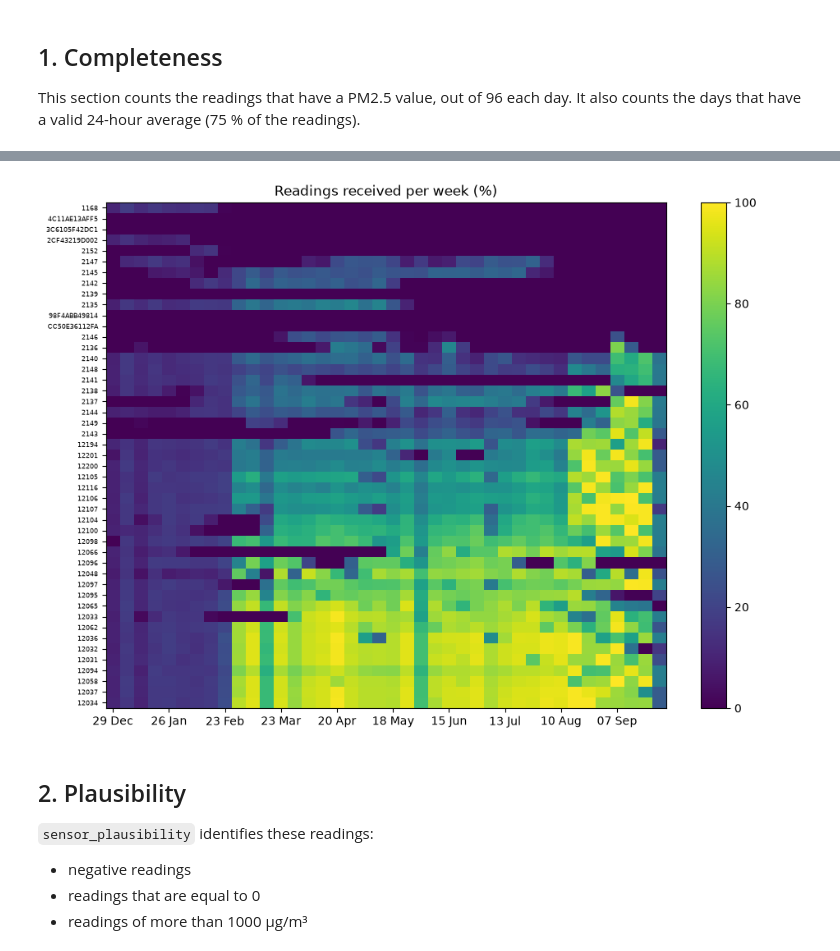
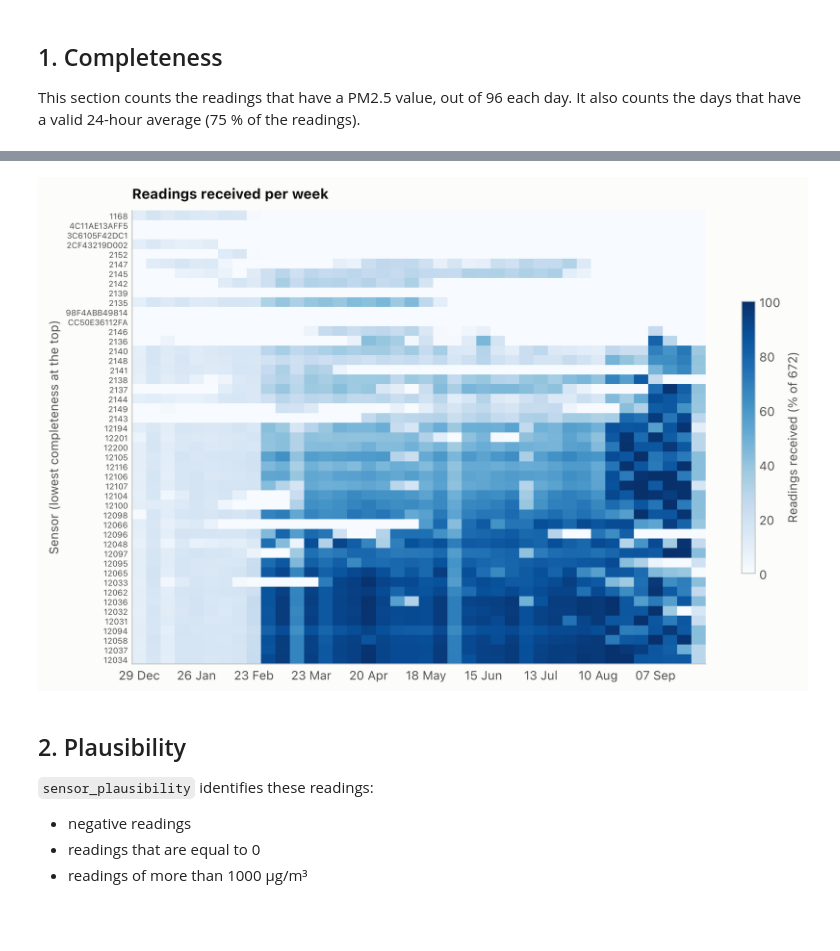
Before and after one commit to saketlab/vayuayan, a Jupyter notebook: python/docs/notebooks/06_oaq_sensor_quality.ipynb, the cells around one changed output, grey strips where cells are left out. Saved outputs shown, nothing was run; the diff lists cells and outputs as text; code cells hidden in the pictures; blank space fills up the shorter version.

```diff
--- a/python/docs/notebooks/06_oaq_sensor_quality.ipynb
+++ b/python/docs/notebooks/06_oaq_sensor_quality.ipynb
@@ -23,13 +23,17 @@ from vayuayan import (
     collocated_precision,
     oaq_nearest_cpcb,
     peer_ratio,
+    plot_sensor_vs_reference,
     ratio_by_humidity,
     readings_mean,
     sensor_accuracy,
     sensor_completeness,
     sensor_plausibility,
+    set_theme,
 )
+from vayuayan.plot_theme import AXIS, PALETTE
 
+set_theme()
 pd.set_option("display.width", 160)
 oaq = OAQClient()
 cpcb = CPCBHistorical()
@@ -94,26 +98,30 @@ Sensors with a valid 24-hour average on at least 75 % of the days: 0 of 47
 # %%
 weekly = readings.dropna(subset=["pm25"]).assign(
     week=lambda d: d.timestamp.dt.to_period("W").dt.start_time
 )
 grid = weekly.pivot_table(
     index="sensor_id", columns="week", values="pm25", aggfunc="size", fill_value=0
 )
 grid = (
     (100 * grid / (7 * 96))
     .reindex(completeness.sort_values("valid_days_pct").sensor_id)
     .fillna(0)
 )
-fig, ax = plt.subplots(figsize=(11, 8))
-im = ax.imshow(grid.values, aspect="auto", cmap="viridis", vmin=0, vmax=100)
-ax.set_yticks(range(len(grid)), grid.index, fontsize=6)
+fig, ax = plt.subplots(figsize=(11, 7))
+im = ax.imshow(
+    grid.values, aspect="auto", cmap="Blues", vmin=0, vmax=100, interpolation="nearest"
+)
+ax.grid(False)
+ax.set_yticks(range(len(grid)), grid.index, fontsize=7)
 ax.set_xticks(
     range(0, grid.shape[1], 4), [w.strftime("%d %b") for w in grid.columns[::4]]
 )
-ax.set_title("Readings received per week (%)")
-fig.colorbar(im, ax=ax)
+ax.set_ylabel("Sensor (lowest completeness at the top)")
+ax.set_title("Readings received per week")
+fig.colorbar(im, ax=ax, shrink=0.6, label="Readings received (% of 672)")
 plt.show()
 # %% [output]
-[figure, old version]
+[figure, new version]
 # %% [markdown]
 ## 2. Plausibility
 
```
Also changed, not shown: parts of 5 cells of this notebook, 12 other files.
